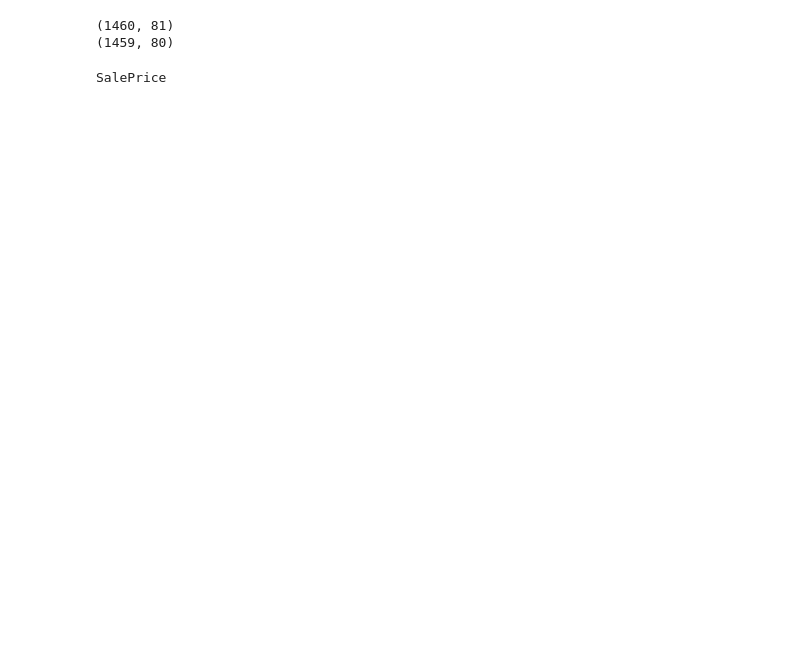
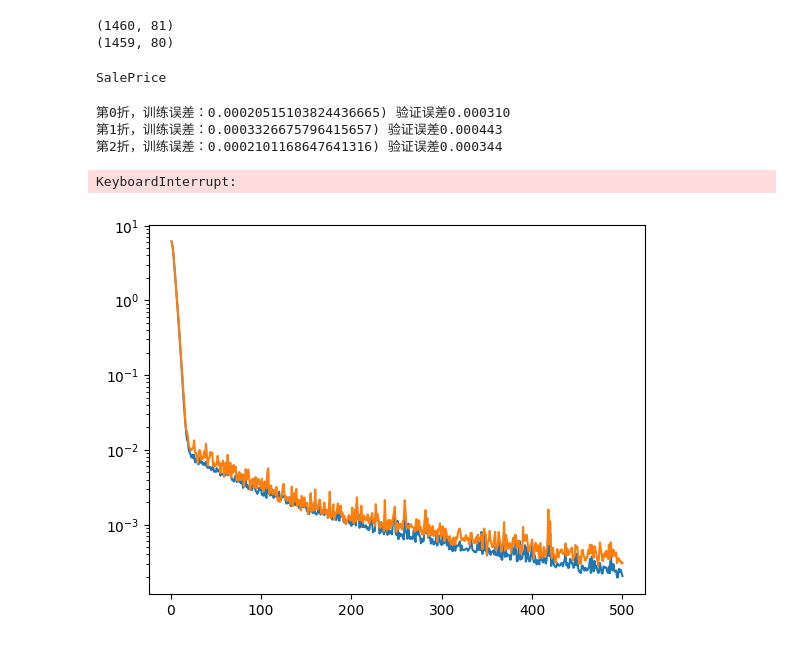
Before and after one commit to Waitmeplea/dl_learning, a Jupyter notebook: dplearning_second_part/limu_dplearning/4.10_预测房价实战.ipynb, the cells around one changed output. Drawn from its saved outputs; the diff is of its cells as text; code cells hidden in the pictures; blank space fills up the shorter version.

```diff
--- a/dplearning_second_part/limu_dplearning/4.10_预测房价实战.ipynb
+++ b/dplearning_second_part/limu_dplearning/4.10_预测房价实战.ipynb
@@ -97,0 +108,5 @@ numeric_col=all_features.dtypes[(all_features.dtypes)!='object'].index
+# %%
+n_train = train_data.shape[0]
+train_features = torch.tensor(all_features[:n_train].values, dtype=torch.float)
+test_features = torch.tensor(all_features[n_train:].values, dtype=torch.float)
+train_label=torch.log(torch.tensor(train_data.SalePrice.values.reshape(-1,1), dtype=torch.float))
@@ -97,0 +181,46 @@ numeric_col=all_features.dtypes[(all_features.dtypes)!='object'].index
+# %%
+def k_fold(
+        k=5,
+        learning_rate=0.01,
+        weight_decay=0.01,
+        batch_size=64,
+        num_epochs=100
+):
+    train_l_sum,valid_l_sum=0,0
+    for i in range(k):
+        data=get_k_fold_data(k,i,train_features,train_label)
+        net=get_net()
+        train_ls,valid_ls=train(net,*data,num_epochs,learning_rate,weight_decay,batch_size)
+
+        train_l_sum += train_ls[-1]
+        valid_l_sum += valid_ls[-1]
+        if i==0:
+
+            plt.plot(list(range(1,num_epochs+1)),train_ls,scaley='log')
+            plt.plot(list(range(1,num_epochs+1)),valid_ls,scaley='log')
+            plt.yscale('log')
+
+        print(f'第{i}折，训练误差：{float(train_ls[-1])})',
+                f'验证误差{float(valid_ls[-1]):f}')
+
+
+    return train_l_sum/k,valid_l_sum/k
+# %%
+result_list=[]
+# %%
+param_dict={'k':5,
+            'learning_rate':0.001,
+            'weight_decay':0.0001,
+            'batch_size':64,
+            'num_epochs':500}
+result=k_fold(**param_dict)
+result_dict={}
+result_dict['param']=param_dict
+result_dict['result']=result
+result_list.append(result_dict)
+# %% [output]
+第0折，训练误差：0.00020515103824436665) 验证误差0.000310
+第1折，训练误差：0.0003326675796415657) 验证误差0.000443
+第2折，训练误差：0.0002101168647641316) 验证误差0.000344
+KeyboardInterrupt:
+[figure, added]
```
Also changed, not shown: parts of 18 cells of this notebook.
